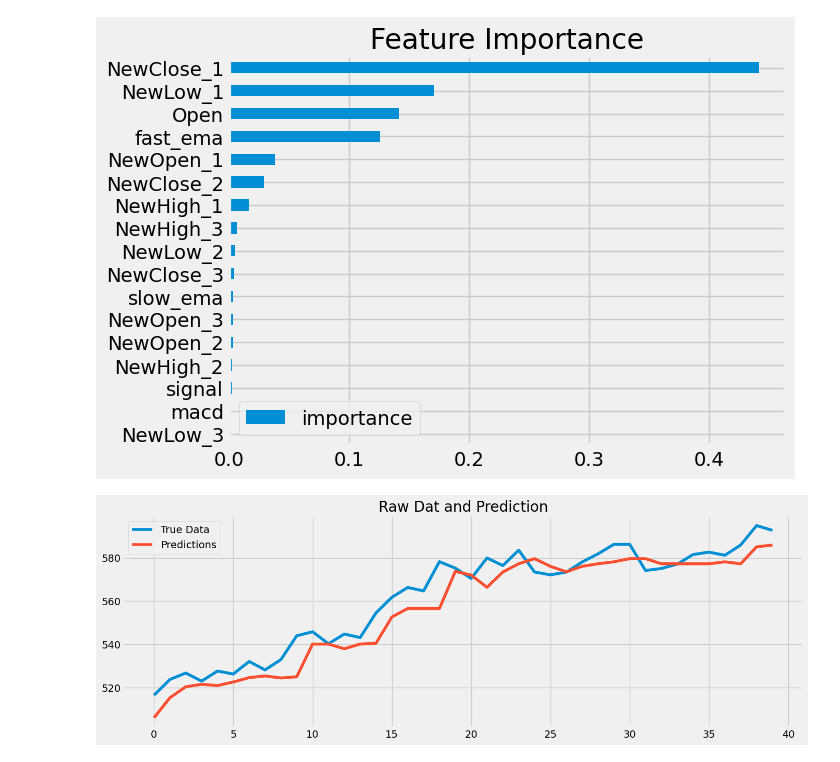
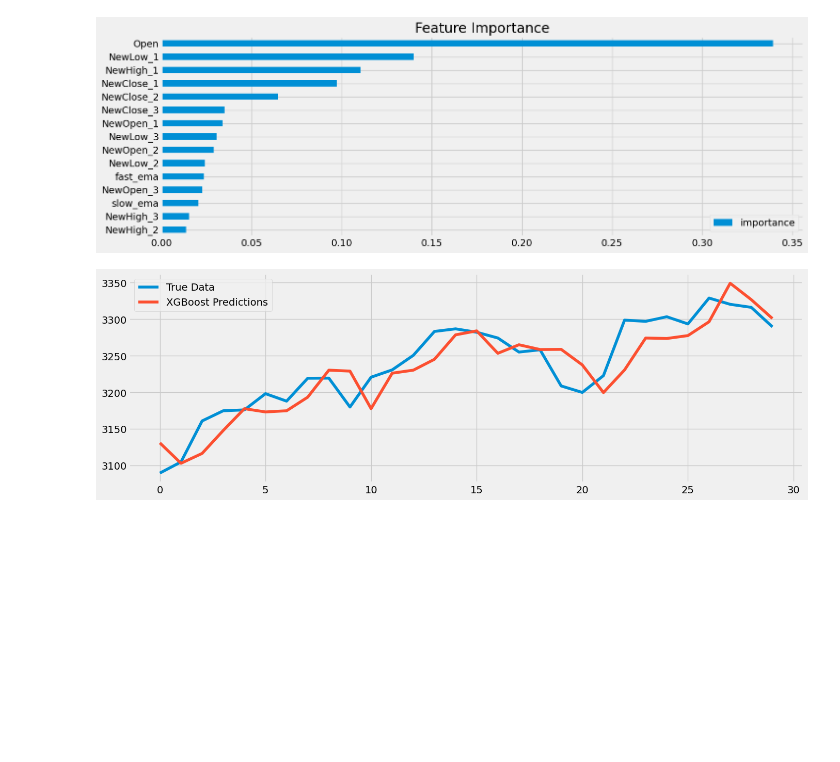
Before and after one commit to DarkMatter-999/Stock-Prediciton-ML, a Jupyter notebook: newstock.ipynb, the cells around one changed output. Saved outputs shown, nothing was run; the diff lists cells and outputs as text; code cells hidden in the pictures; blank space fills up the shorter version.

Commit message:
Added Basic LSTM model and data shuffling in linreg model

```diff
--- a/newstock.ipynb
+++ b/newstock.ipynb
@@ -5,0 +5,22 @@ Enter the symbol : INFY
+# %%
+
+signalsdict = {'Open':True,
+               'NewOpen_1':True,
+               'NewOpen_2':True,
+               'NewOpen_3':True,
+               'Close': True,
+               'NewClose_1':True,
+               'NewClose_2':True,
+               'NewClose_3':True,
+               'NewHigh_1':True,
+               'NewHigh_2':True,
+               'NewHigh_3':True,
+               'NewLow_1':True,
+               'NewLow_2':True,
+               'NewLow_3':True,
+               "fast_ema":True,
+               "slow_ema":True,
+               "macd":False,
+               "signal":False}
+signals = [s for s in signalsdict.keys() if signalsdict[s]]
+signals
@@ -226,13 +147,18 @@ def join_data(df, l):
     return np.concatenate(final_x,axis=1)
 
 final_x = join_data(df, signals)
-y = np.array(df["Close"]).reshape(-1,1)
+final_x = pd.DataFrame(final_x, columns=signals)
+# y = np.array(df["Close"]).reshape(-1,1)
 # %%
-drop = -40
-X_train,X_test,y_train,y_test=final_x[:drop],final_x[drop:],y[:drop],y[drop:]
+drop = -30
+train = final_x[:drop].sample(frac=1)
+test = final_x[drop:]
+
+X_train,y_train= train.drop("Close", axis=1),train["Close"]
+X_test, y_test = test.drop("Close", axis=1),test["Close"].reset_index().drop('index',axis=1)
 # %%
 reg = xgb.XGBRegressor(base_score=0.5, booster='gbtree',
-                       n_estimators=1000,
+                       n_estimators=2000,
                        early_stopping_rounds=50,
                        objective='reg:squarederror',
                        max_depth=3,
@@ -266,20 +198,19 @@ XGBRegressor(base_score=0.5, booster='gbtree', callbacks=None,
              predictor=None, random_state=None, ...)
 # %%
 fi = pd.DataFrame(data=reg.feature_importances_,
-             columns=['importance'],index=signals)
+             columns=['importance'],index=[param for param in signals if param != "Close" ])
 fi.sort_values('importance').plot.barh(title='Feature Importance')
 
 plt.show()
 # %% [output]
-[figure, old version]
+[figure, new version]
 # %%
-test = pd.DataFrame(y_test,columns=["Price"])
-test['prediction'] = reg.predict(X_test)
-ax = test["Price"].plot(figsize=(15, 5))
-test['prediction'].plot(ax=ax, style='-')
-plt.legend(['True Data','Predictions'])
-ax.set_title('Raw Dat and Prediction')
+xgpred = reg.predict(X_test)
+plt.rcParams["figure.figsize"] = (15,5)
+plt.plot(y_test,label='True Data')
+plt.plot(xgpred,label='XGBoost Predictions')
+plt.legend(loc="upper left")
 plt.show()
 # %% [output]
-[figure, old version]
+[figure, new version]
 # %%
```
Also changed, not shown: parts of 21 cells of this notebook, 2 other files.
